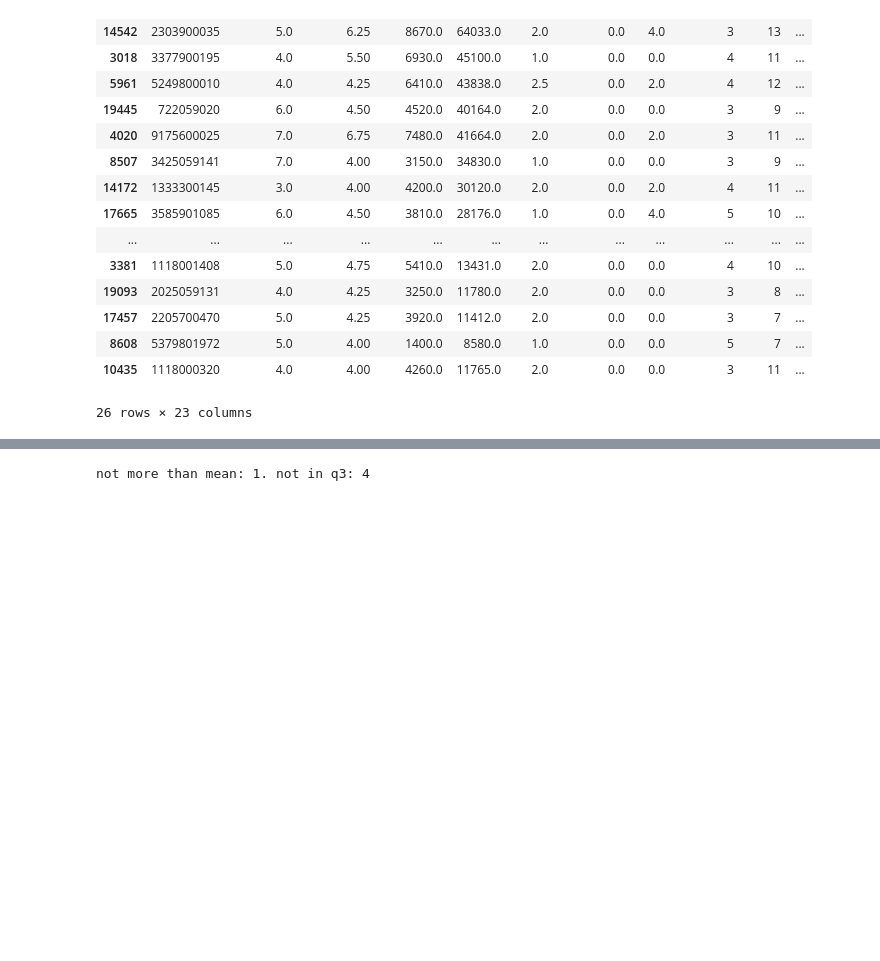
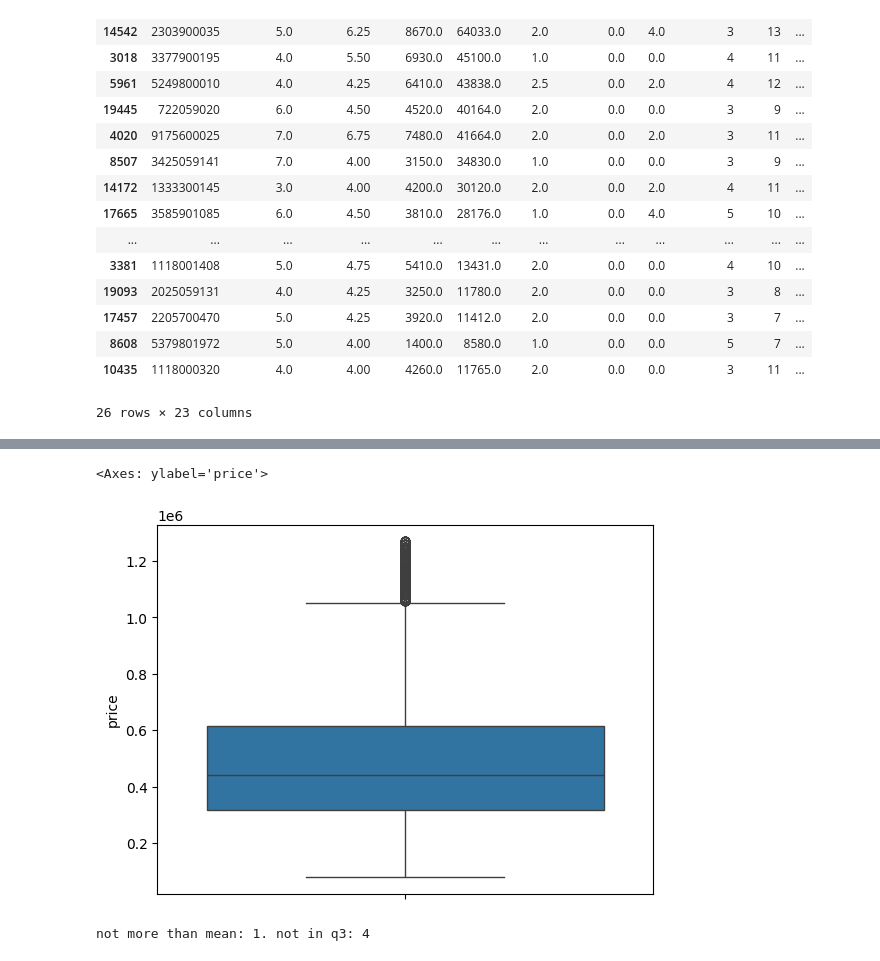
Before and after one commit to dzyen/ds-nf-eda-project, a Jupyter notebook: fetch_data_sqlalchemy.ipynb, the cells around one changed output, grey strips where cells are left out. Drawn from its saved outputs; the diff is of its cells as text; code cells hidden in the pictures; blank space fills up the shorter version.

```diff
--- a/fetch_data_sqlalchemy.ipynb
+++ b/fetch_data_sqlalchemy.ipynb
@@ -68,0 +135,17 @@ df_outside.sort_values(by= 'sqft_outside_left_after_cond', ascending=False)
+# %%
+from scipy import stats
+import numpy as np
+df_reset_indices = df_import.reset_index(drop=True)
+z = np.abs(stats.zscore(df_import['price']))
+print(z)
+outlier_indices = np.where(z > 2)[0]
+
+print(f"Found {len(outlier_indices)} outliers")
+print("Outlier indices:", outlier_indices)
+print("Outlier values:", df_import['price'].iloc[outlier_indices].values)
+no_outliers = df_reset_indices.drop(outlier_indices)
+
+print("Original DataFrame Shape:", df_import.shape)
+print("DataFrame Shape after Removing Outliers:", no_outliers.shape)
+
+print(f"Median: {df_import['price'].median()}, Mean: {df_import['price'].mean()} \nwithout outlier(s): Median: {no_outliers['price'].median()}, Mean: {no_outliers['price'].mean()}")
@@ -69,3 +190,8 @@ df_outside.sort_values(by= 'sqft_outside_left_after_cond', ascending=False)
+# %%
+sns.boxplot(no_outliers['price'])
+# %% [output]
+<Axes: ylabel='price'>
+[figure, added]
 # %%
 #need to look at outliers before this
 
```
Also changed, not shown: parts of 43 cells of this notebook.
